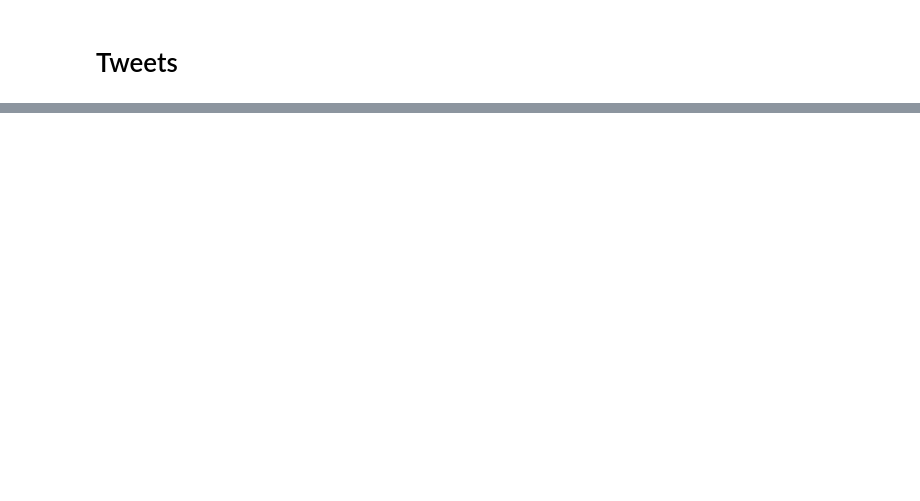
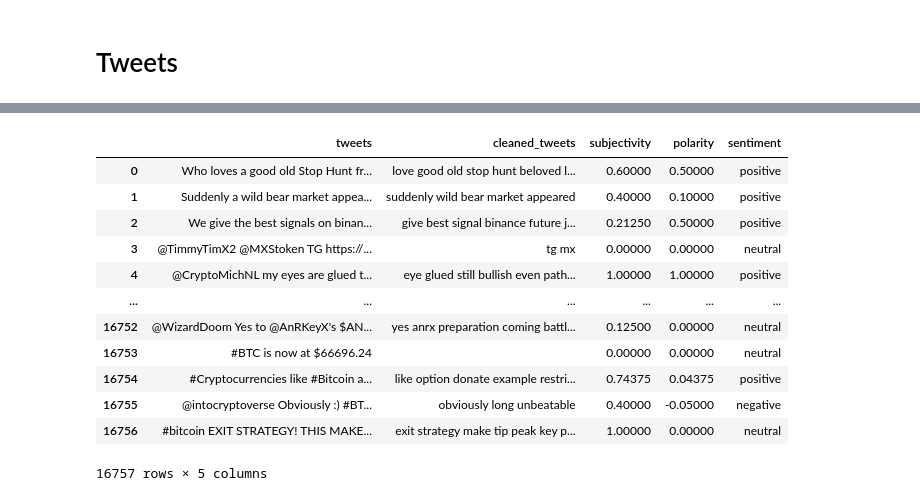
Before and after one commit to nyu-tandon-capstone/crypto-team4, a Jupyter notebook: notebooks/Tweets.ipynb, the cells around one changed output, grey strips where cells are left out. Cells and saved outputs as stored; diff of their text form; code cells hidden in the pictures; blank space fills up the shorter version.

```diff
--- a/notebooks/Tweets.ipynb
+++ b/notebooks/Tweets.ipynb
@@ -94,0 +172,16 @@ MemoryError: Cannot allocate write+execute memory for ffi.callback(). You might
+# %%
+text_data
+# %% [output]
+|  | tweets | cleaned_tweets | subjectivity | polarity | sentiment |
+| 0 | Who loves a good old Stop Hunt fr... | love good old stop hunt beloved l... | 0.60000 | 0.50000 | positive |
+| 1 | Suddenly a wild bear market appea... | suddenly wild bear market appeared | 0.40000 | 0.10000 | positive |
+| 2 | We give the best signals on binan... | give best signal binance future j... | 0.21250 | 0.50000 | positive |
+| 3 | @TimmyTimX2 @MXStoken TG https://... | tg mx | 0.00000 | 0.00000 | neutral |
+| 4 | @CryptoMichNL my eyes are glued t... | eye glued still bullish even path... | 1.00000 | 1.00000 | positive |
+| ... | ... | ... | ... | ... | ... |
+| 16752 | @WizardDoom Yes to @AnRKeyX's $AN... | yes anrx preparation coming battl... | 0.12500 | 0.00000 | neutral |
+| 16753 | #BTC is now at $66696.24 |  | 0.00000 | 0.00000 | neutral |
+| 16754 | #Cryptocurrencies like #Bitcoin a... | like option donate example restri... | 0.74375 | 0.04375 | positive |
+| 16755 | @intocryptoverse Obviously :) #BT... | obviously long unbeatable | 0.40000 | -0.05000 | negative |
+| 16756 | #bitcoin EXIT STRATEGY! THIS MAKE... | exit strategy make tip peak key p... | 1.00000 | 0.00000 | neutral |
+16757 rows × 5 columns
```
Also changed, not shown: parts of 29 cells of this notebook, 3 other files.
